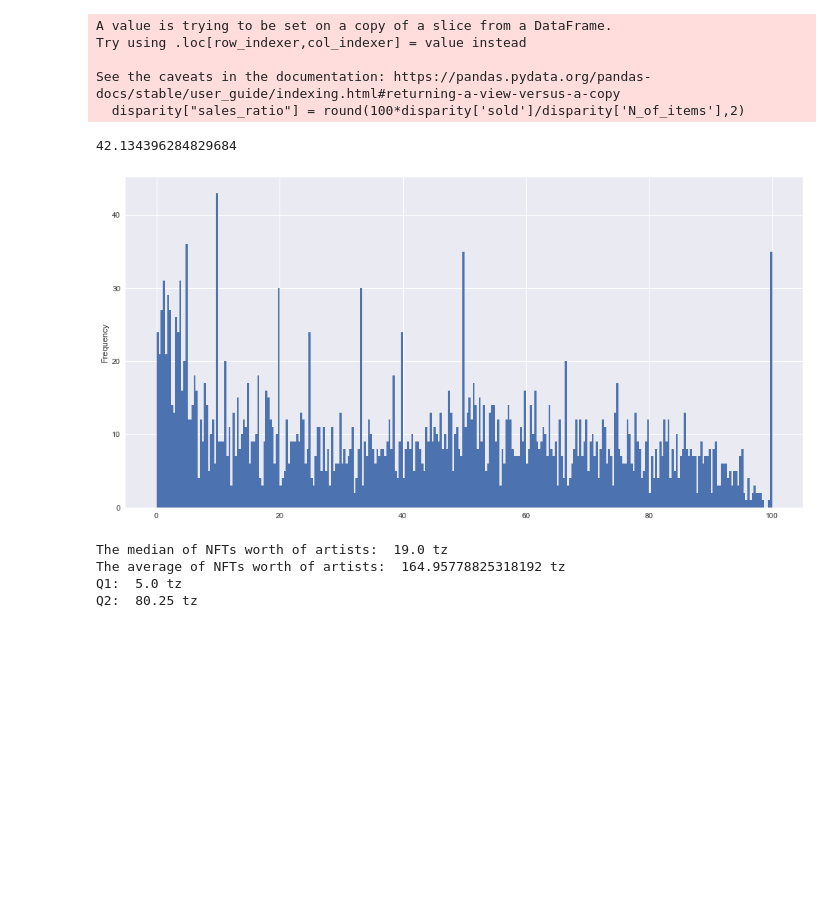
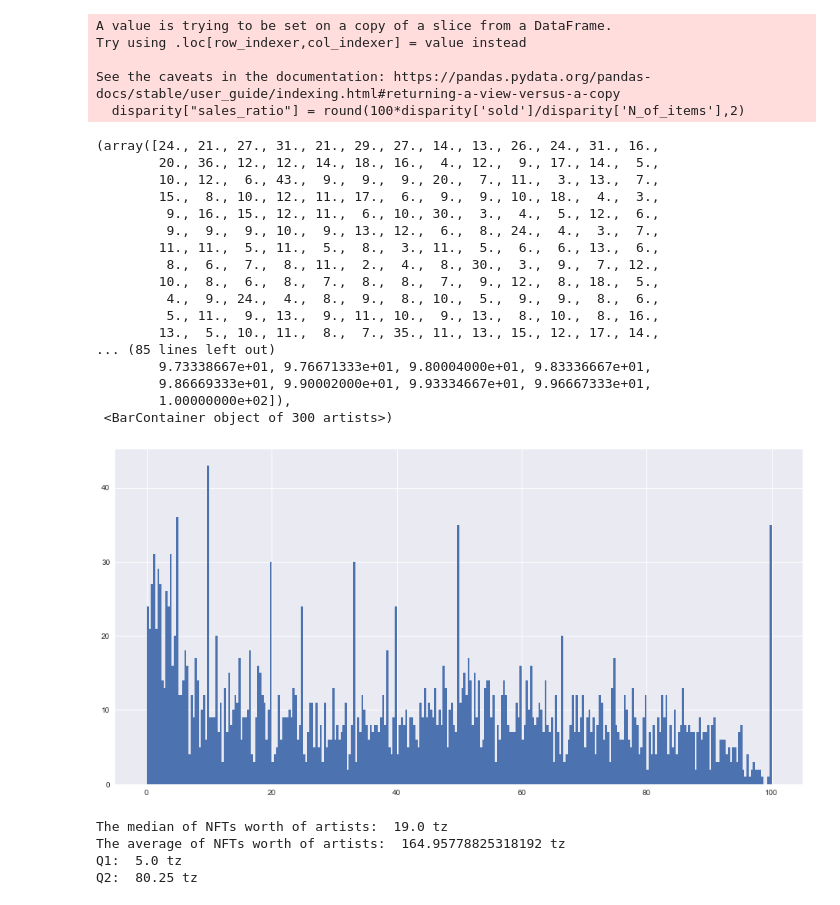
Before and after one commit to farouqelabbass/nft_tezos, a Jupyter notebook: thesis.ipynb, the cells around one changed output. Drawn from its saved outputs; the diff is of its cells as text; code cells hidden in the pictures; blank space fills up the shorter version.

```diff
--- a/thesis.ipynb
+++ b/thesis.ipynb
@@ -263,10 +202,27 @@ Try using .loc[row_indexer,col_indexer] = value instead
 See the caveats in the documentation: https://pandas.pydata.org/pandas-docs/stable/user_guide/indexing.html#returning-a-view-versus-a-copy
   disparity["sales_ratio"] = round(100*disparity['sold']/disparity['N_of_items'],2)
 # %%
-disparity["sales_ratio"].plot.hist(figsize=(16,8),bins=300)
+plt.figure(figsize=(16,8))
+plt.hist(disparity["sales_ratio"], bins=300)
 # %% [output]
-42.134396284829684
+(array([24., 21., 27., 31., 21., 29., 27., 14., 13., 26., 24., 31., 16.,
+        20., 36., 12., 12., 14., 18., 16.,  4., 12.,  9., 17., 14.,  5.,
+        10., 12.,  6., 43.,  9.,  9.,  9., 20.,  7., 11.,  3., 13.,  7.,
+        15.,  8., 10., 12., 11., 17.,  6.,  9.,  9., 10., 18.,  4.,  3.,
+         9., 16., 15., 12., 11.,  6., 10., 30.,  3.,  4.,  5., 12.,  6.,
+         9.,  9.,  9., 10.,  9., 13., 12.,  6.,  8., 24.,  4.,  3.,  7.,
+        11., 11.,  5., 11.,  5.,  8.,  3., 11.,  5.,  6.,  6., 13.,  6.,
+         8.,  6.,  7.,  8., 11.,  2.,  4.,  8., 30.,  3.,  9.,  7., 12.,
+        10.,  8.,  6.,  8.,  7.,  8.,  8.,  7.,  9., 12.,  8., 18.,  5.,
+         4.,  9., 24.,  4.,  8.,  9.,  8., 10.,  5.,  9.,  9.,  8.,  6.,
+         5., 11.,  9., 13.,  9., 11., 10.,  9., 13.,  8., 10.,  8., 16.,
+        13.,  5., 10., 11.,  8.,  7., 35., 11., 13., 15., 12., 17., 14.,
+... (85 lines left out)
+        9.73338667e+01, 9.76671333e+01, 9.80004000e+01, 9.83336667e+01,
+        9.86669333e+01, 9.90002000e+01, 9.93334667e+01, 9.96667333e+01,
+        1.00000000e+02]),
+ <BarContainer object of 300 artists>)
-[figure, old version]
+[figure, new version]
 # %%
 print("The median of NFTs worth of artists: ", disparity.worth_in_tezos.median(),"tz")
 print("The average of NFTs worth of artists: ",disparity.worth_in_tezos.mean(),"tz")
```
Also changed, not shown: parts of 45 cells of this notebook.
